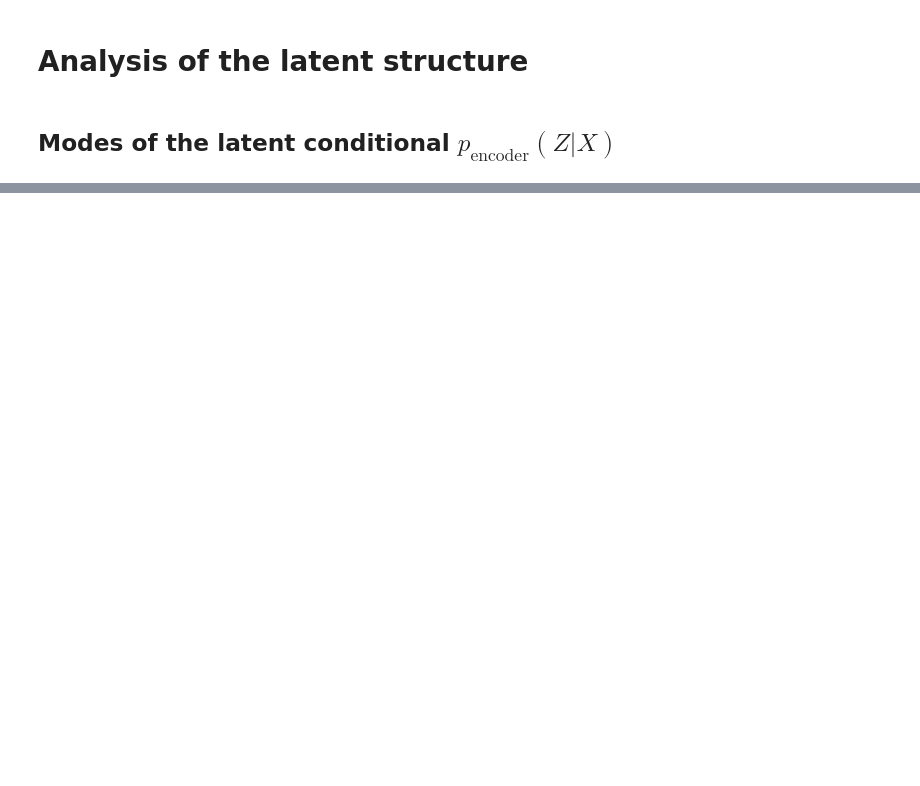
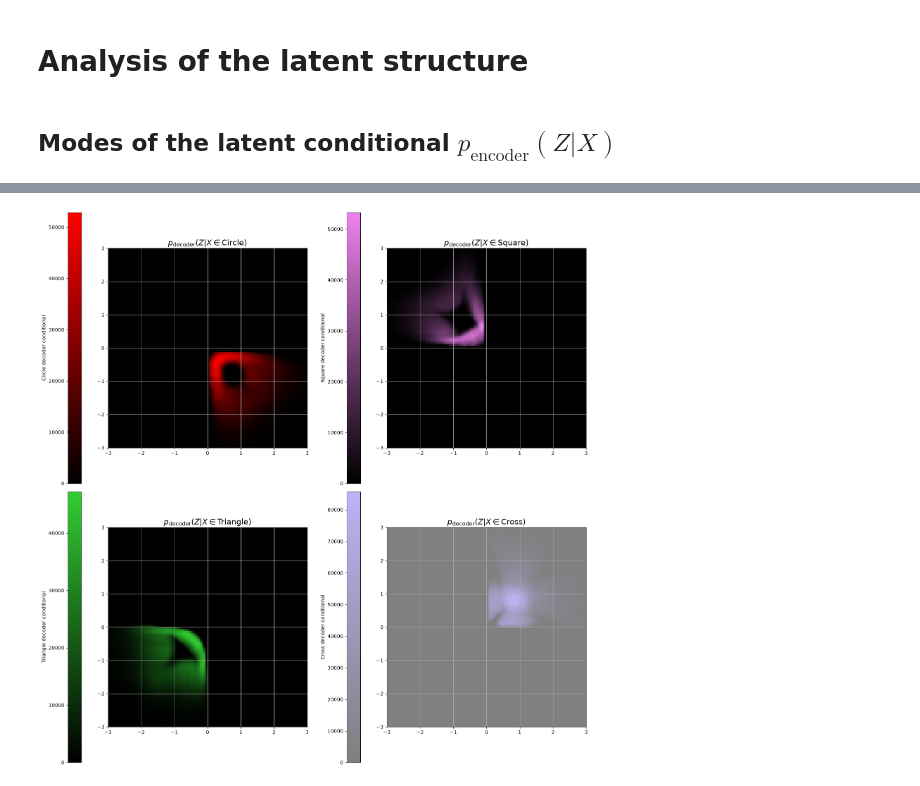
Before and after one commit to Chaoukia/generative-models, a Jupyter notebook: src/generative_models/tutorial.ipynb, the cells around one changed output, grey strips where cells are left out. Drawn from its saved outputs; the diff is of its cells as text; code cells hidden in the pictures; blank space fills up the shorter version.

```diff
--- a/src/generative_models/tutorial.ipynb
+++ b/src/generative_models/tutorial.ipynb
@@ -142,7 +221 @@ def encoder_marginal(x: np.ndarray, y: np.ndarray) -> np.ndarray:
-# %%
-x = np.linspace(-2.5, 2.5, 1000)
-y = np.linspace(-2.5, 2.5, 1000)
-X, Y = np.meshgrid(x, y)
-# %%
-z = torch.from_numpy(np.hstack((X.reshape((-1, 1)), Y.reshape((-1, 1)))))
 # %%
@@ -167,0 +257,73 @@ plt.show()
+# %%
+x = np.linspace(-2.5, 2.5, 100)
+y = np.linspace(-2.5, 2.5, 100)
+X, Y = np.meshgrid(x, y)
+# %%
+decoder_circle = decoder_conditional(X, Y, shape_points["circle"])
+decoder_square = decoder_conditional(X, Y, shape_points["square"])
+decoder_triangle = decoder_conditional(X, Y, shape_points["triangle"])
+decoder_cross = decoder_conditional(X, Y, shape_points["cross"])
+# %%
+fig, axes = plt.subplots(2, 2, figsize=(16, 16))
+
+ax = axes[0, 0]
+im_circle = ax.imshow(
+    decoder_circle.reshape((100, 100)),
+    extent=[-3, 3, -3, 3],
+    origin='lower',
+    cmap=LinearSegmentedColormap.from_list("red", ["black", "red"]),
+    aspect='equal'
+)
+ax.set_title(r"$p_{\mathrm{decoder}}(Z | X \in \mathrm{Circle})$", fontsize="16")
+ax.grid()
+
+ax = axes[0, 1]
+im_square = ax.imshow(
+    decoder_square.reshape((100, 100)),
+    extent=[-3, 3, -3, 3],
+    origin='lower',
+    cmap=LinearSegmentedColormap.from_list("violet", ["black", "violet"]),
+    aspect='equal',
+)
+ax.set_title(r"$p_{\mathrm{decoder}}(Z | X \in \mathrm{Square})$", fontsize="16")
+ax.grid()
+
+ax = axes[1, 0]
+im_triangle = ax.imshow(
+    decoder_triangle.reshape((100, 100)),
+    extent=[-3, 3, -3, 3],
+    origin='lower',
+    cmap=LinearSegmentedColormap.from_list("limegreen", ["black", "limegreen"]),
+    aspect='equal'
+)
+ax.set_title(r"$p_{\mathrm{decoder}}(Z | X \in \mathrm{Triangle})$", fontsize="16")
+ax.grid()
+
+ax = axes[1, 1]
+im_cross = ax.imshow(
+    decoder_cross.reshape((100, 100)),
+    extent=[-3, 3, -3, 3],
+    origin='lower',
+    cmap=LinearSegmentedColormap.from_list("mediumslateblue", ["black", "mediumslateblue"]),
+    aspect='equal',
+    alpha=0.5
+)
+ax.set_title(r"$p_{\mathrm{decoder}}(Z | X \in \mathrm{Cross})$", fontsize="16")
+ax.grid()
+
+cbar1 = fig.colorbar(im_circle, ax=axes[0, 0], location='left', pad=0.1)
+cbar1.set_label('Circle decoder conditional')
+
+cbar2 = fig.colorbar(im_square, ax=axes[0, 1], location='left', pad=0.1)
+cbar2.set_label('Square decoder conditional')
+
+cbar3 = fig.colorbar(im_triangle, ax=axes[1, 0], location='left', pad=0.1)
+cbar3.set_label('Triangle decoder conditional')
+
+cbar4 = fig.colorbar(im_cross, ax=axes[1, 1], location='left', pad=0.1)
+cbar4.set_label('Cross decoder conditional')
+
+plt.tight_layout()
+plt.show()
+# %% [output]
+[figure, added]
```
Also changed, not shown: parts of 17 cells of this notebook.
